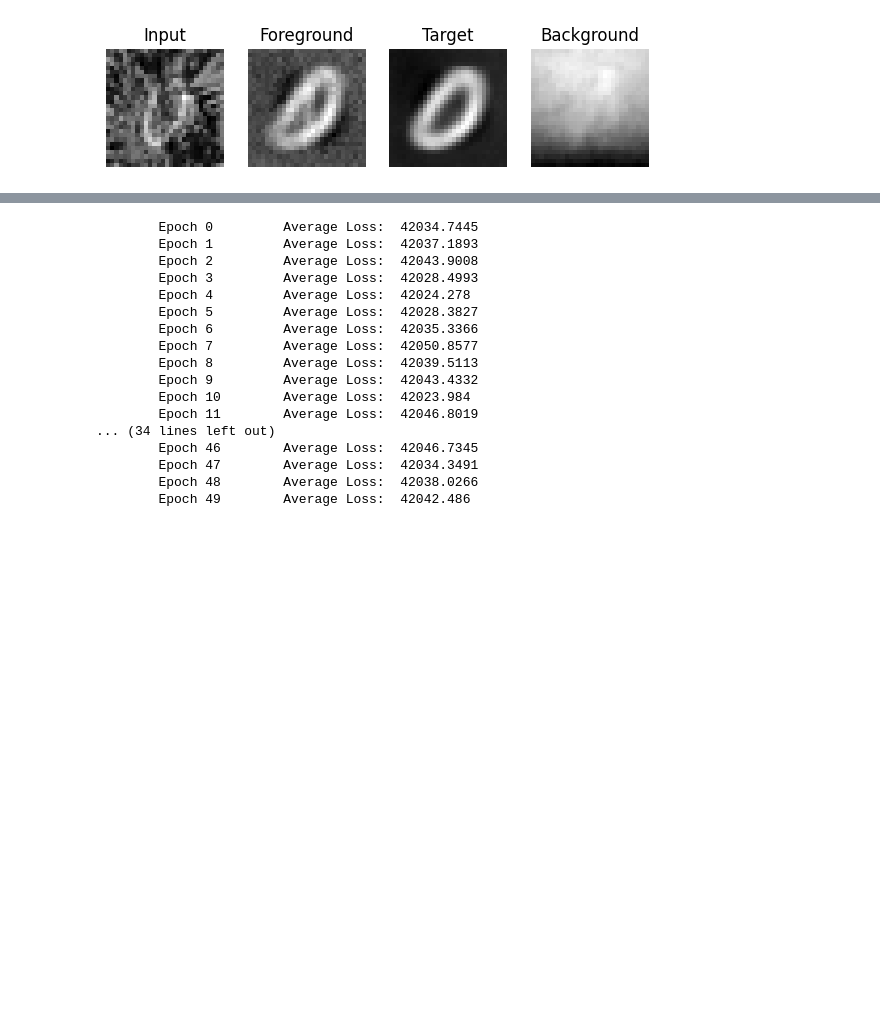
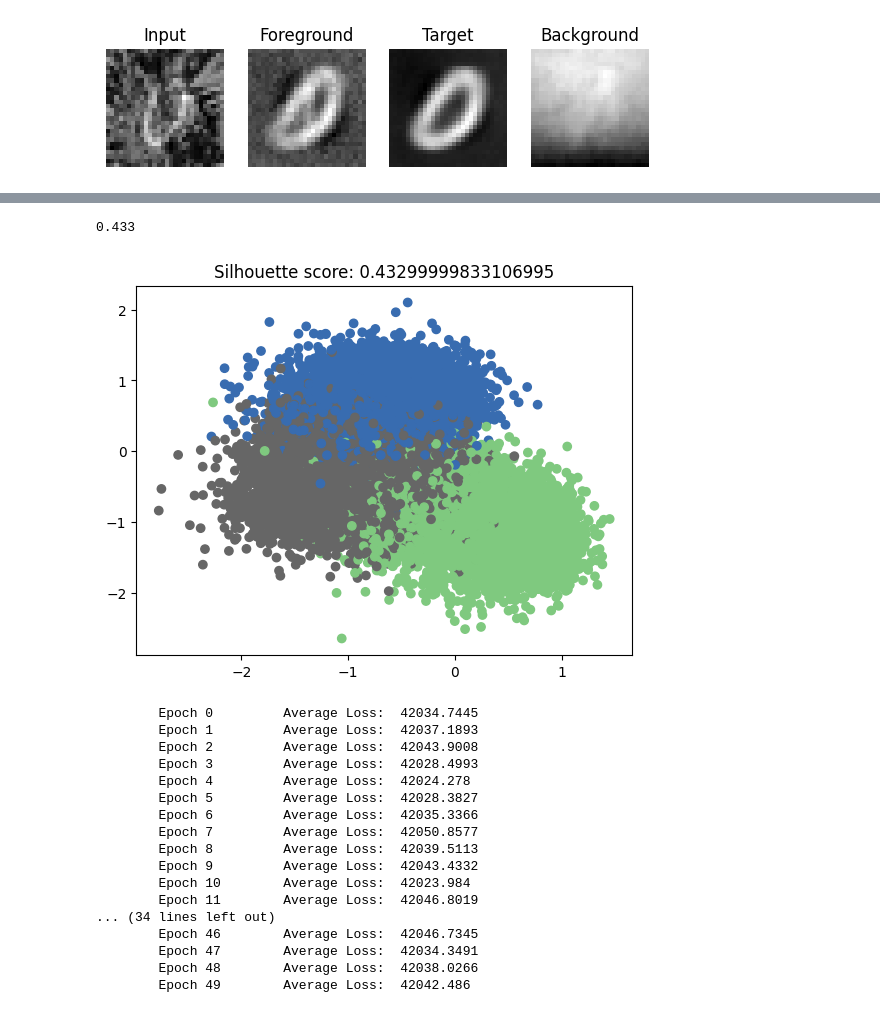
Before and after one commit to yoenoo/block_disentanglement_benchmark, a Jupyter notebook: numerical analysis.ipynb, the cells around one changed output, grey strips where cells are left out. Cells and saved outputs as stored; diff of their text form; code cells hidden in the pictures; blank space fills up the shorter version.

```diff
--- a/numerical analysis.ipynb
+++ b/numerical analysis.ipynb
@@ -331,0 +378,5 @@ def plot_sweeps_mnist(decoder):
+# %%
+plot_latent_space(model.s_encoder, target, target_labels)
+# %% [output]
+0.433
+[figure, added]
```
Also changed, not shown: parts of 8 cells of this notebook.
